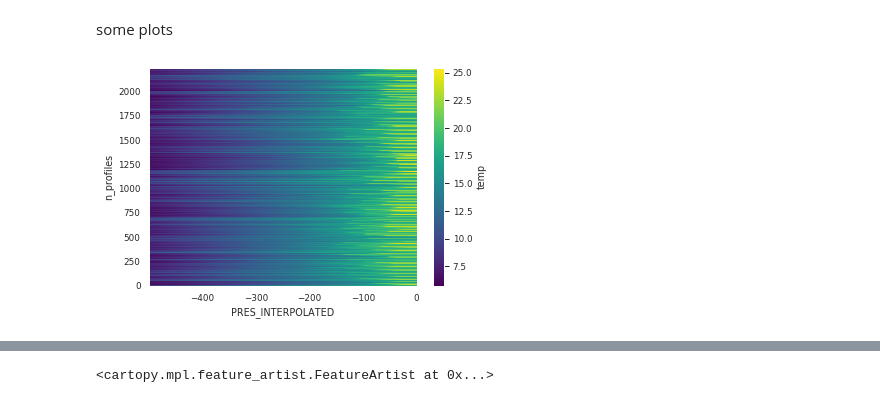
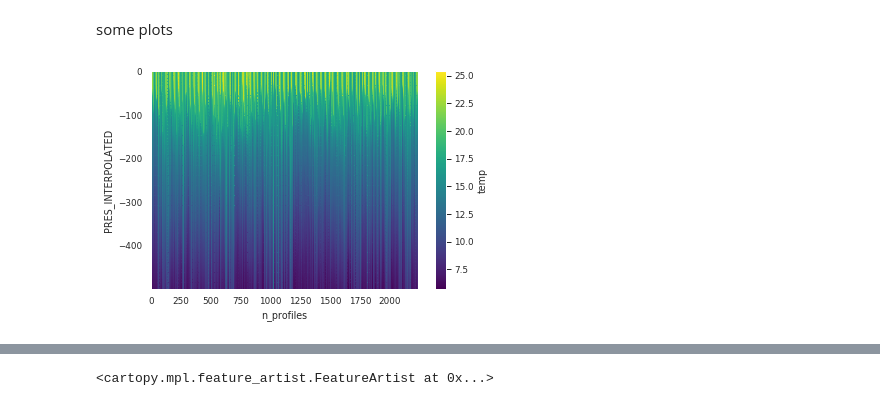
Before and after one commit to euroargodev/DMQC-PCM, a Jupyter notebook: PCM-design/Classif_ArgoReferenceDatabase.ipynb, the cells around one changed output, grey strips where cells are left out. Drawn from its saved outputs; the diff is of its cells as text; code cells hidden in the pictures.

Commit message:
[update] plot data with good pressure levels

```diff
--- a/PCM-design/Classif_ArgoReferenceDatabase.ipynb
+++ b/PCM-design/Classif_ArgoReferenceDatabase.ipynb
@@ -245,6 +343,6 @@ Attributes:
 # %% [markdown]
 some plots
 # %%
-ds_out['temp'].plot();
+ds_out['temp'].plot(x='n_profiles');
 # %% [output]
-[figure, old version]
+[figure, new version]
```
Also changed, not shown: parts of 5 cells of this notebook.
